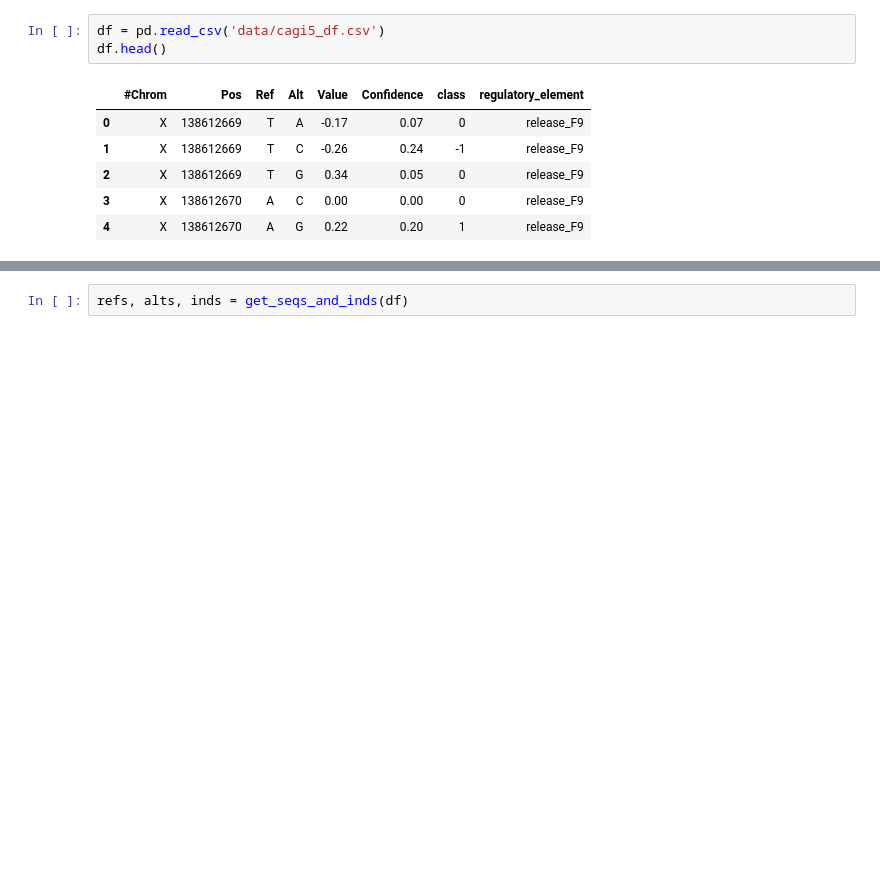
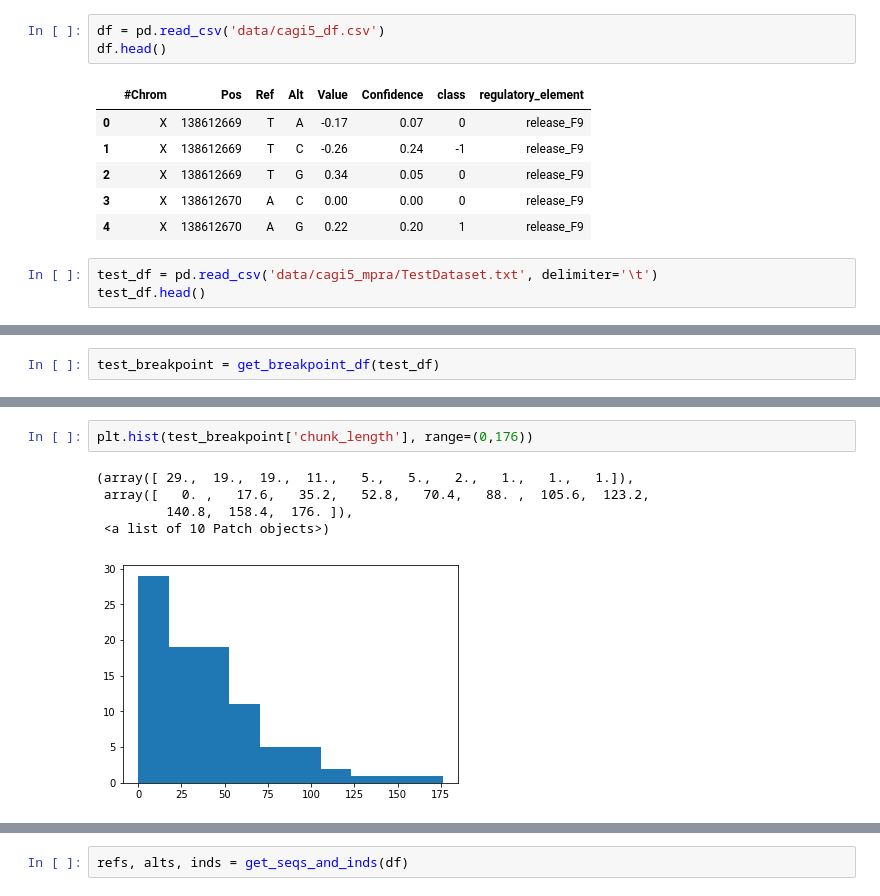
Before and after one commit to alex-hh/cagi5_mpra_prediction, a Jupyter notebook: Cagi5Exploration.ipynb, the cells around one changed output, grey strips where cells are left out. Drawn from its saved outputs; the diff is of its cells as text; blank space fills up the shorter version.

```diff
--- a/Cagi5Exploration.ipynb
+++ b/Cagi5Exploration.ipynb
@@ -17,3 +22,6 @@ df.head()
 | 2 | X | 138612669 | T | G | 0.34 | 0.05 | 0 | release_F9 |
 | 3 | X | 138612670 | A | C | 0.00 | 0.00 | 0 | release_F9 |
 | 4 | X | 138612670 | A | G | 0.22 | 0.20 | 1 | release_F9 |
+# %%
+test_df = pd.read_csv('data/cagi5_mpra/TestDataset.txt', delimiter='\t')
+test_df.head()
@@ -19,0 +148,2 @@ df.head()
+# %%
+test_breakpoint = get_breakpoint_df(test_df)
@@ -19,0 +428,8 @@ df.head()
+# %%
+plt.hist(test_breakpoint['chunk_length'], range=(0,176))
+# %% [output]
+(array([ 29.,  19.,  19.,  11.,   5.,   5.,   2.,   1.,   1.,   1.]),
+ array([   0. ,   17.6,   35.2,   52.8,   70.4,   88. ,  105.6,  123.2,
+         140.8,  158.4,  176. ]),
+ <a list of 10 Patch objects>)
+[figure, added]
```
Also changed, not shown: parts of 30 cells of this notebook, 2 other files.
